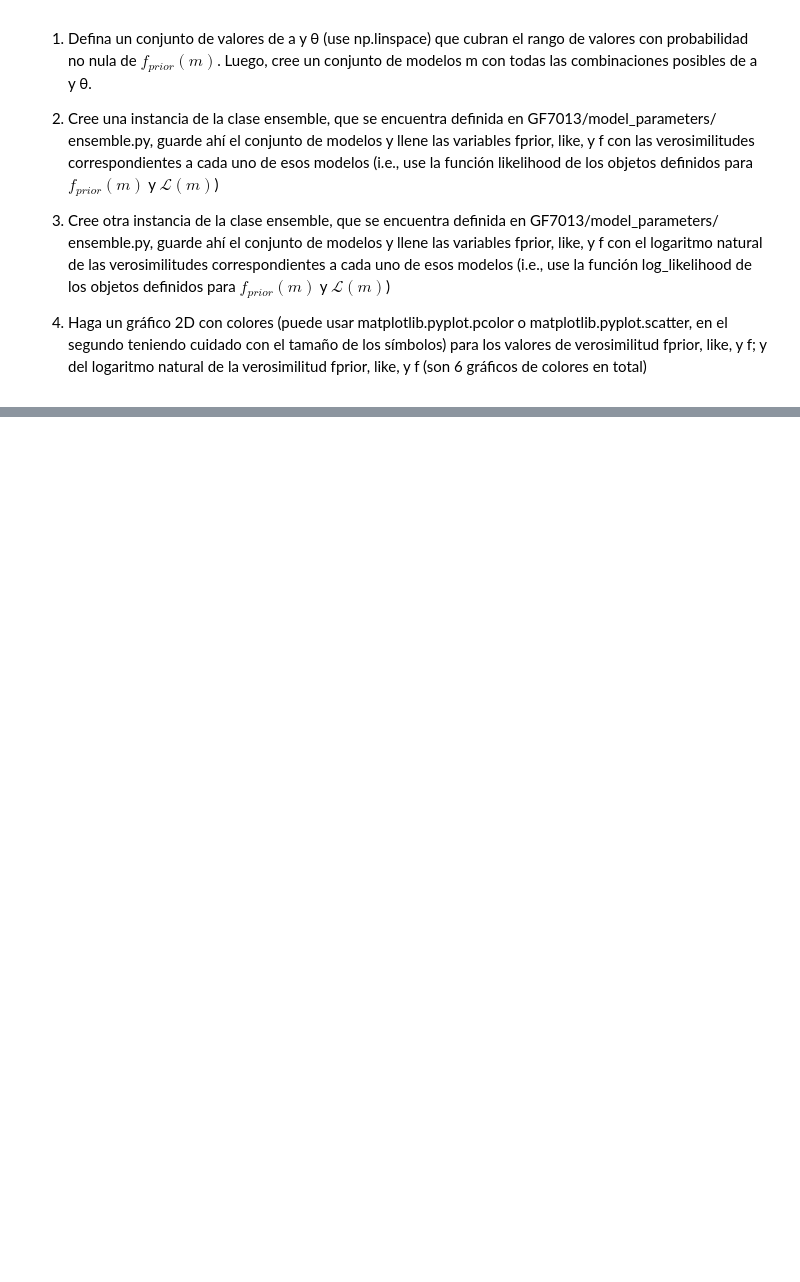
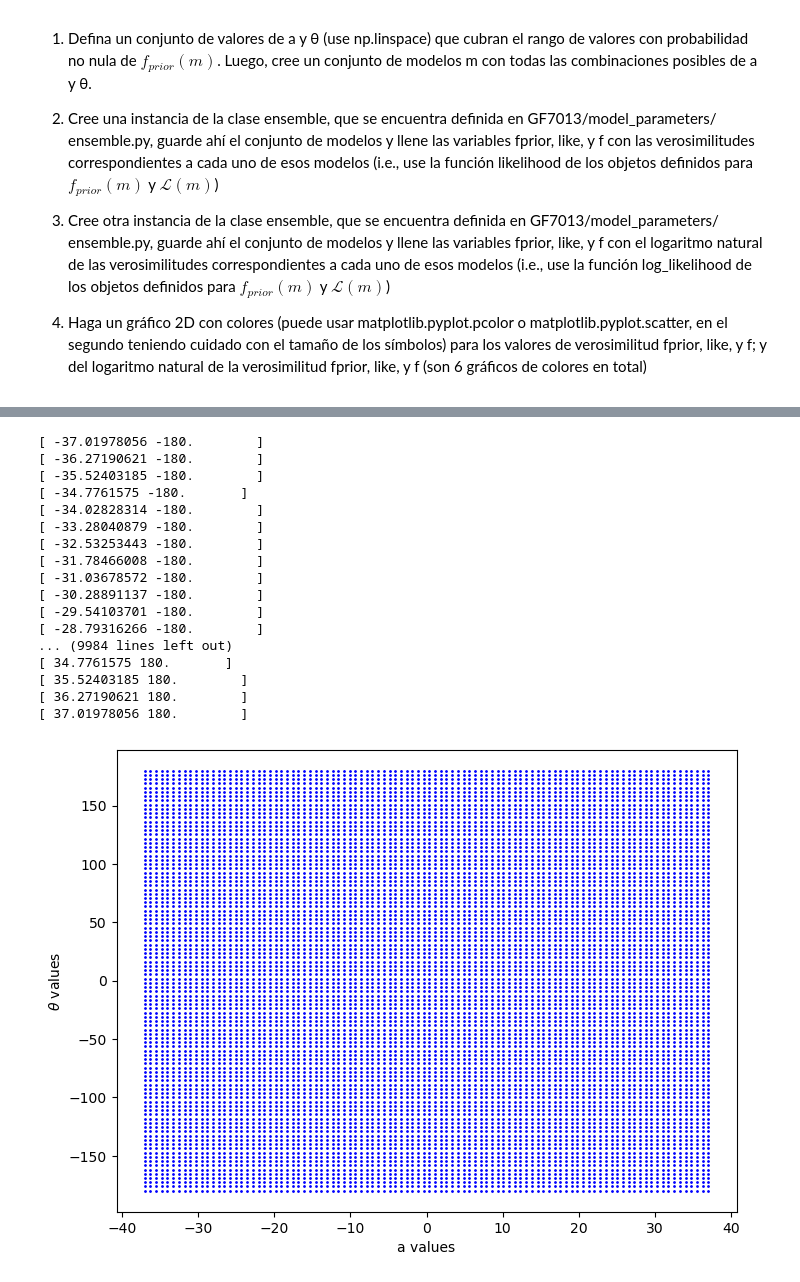
Before and after one commit to alexvillarroel/Metodos-inversos-avanzados, a Jupyter notebook: GF7013/bin/Tarea2/Informe_Tarea2.ipynb, the cells around one changed output, grey strips where cells are left out. Saved outputs shown, nothing was run; the diff lists cells and outputs as text; code cells hidden in the pictures; blank space fills up the shorter version.

Commit message:
hecho hasta 2.2.1 tarea 2

```diff
--- a/GF7013/bin/Tarea2/Informe_Tarea2.ipynb
+++ b/GF7013/bin/Tarea2/Informe_Tarea2.ipynb
@@ -239,0 +245,72 @@ natural de las verosimilitudes correspondientes a cada uno de esos modelos (i.e.
+# %%
+from GF7013.bin.Tarea2.P1.datos import obtener_datos_elipses
+from GF7013.model_parameters.ensemble import ensemble
+from GF7013.probability_functions.pdf import pdf_uniform_nD,pdf_normal
+from GF7013.probability_functions.likelihood.likelihood_function import likelihood_function
+from GF7013.models.ajuste_ortogonal_recta.forward import forward
+from GF7013.models.ajuste_ortogonal_recta.recta import calc_dist_sigma
+# Generar datos sinteticos
+N = int(70)
+semi_eje_mayor = 10
+semi_eje_menor = 2
+alpha = -45
+delta_x = 0
+delta_y = -10
+desviacion_estandar_x = 1.0
+desviacion_estandar_y = 0.5
+
+x_obs, y_obs, sigma_x, sigma_y = obtener_datos_elipses(
+                                        N = N,
+                                        a = semi_eje_mayor,
+                                        b = semi_eje_menor,
+                                        alpha = alpha,
+                                        deltax = delta_x,
+                                        deltay = delta_y,
+                                        sigma_x = desviacion_estandar_x,
+                                        sigma_y = desviacion_estandar_y)
+
+# definición de los parámetros
+norm_dobs = np.sqrt((x_obs**2+y_obs**2))
+#
+ll_a, ul_a = -2*np.max(norm_dobs), 2* np.max(norm_dobs)
+ll_theta, ul_theta = -180,180
+#
+lower_lim = np.array([ll_a,ll_theta])
+upper_lim = np.array([ul_a,ul_theta])
+
+# Valores de la grilla
+
+theta_values = np.linspace(ll_theta, ul_theta, 100)
+a_values = np.linspace(ll_a, ul_a, 100)
+
+Nmodels = len(theta_values) * len(a_values)
+Npar=2
+
+a_grid,theta_grid = np.meshgrid(a_values,theta_values)
+m_values = np.column_stack([a_grid.ravel(),theta_grid.ravel()])
+# plot
+fig, ax = plt.subplots(figsize=(8, 6))
+ax.scatter(a_grid, theta_grid, s=1, color='blue')
+ax.set_xlabel('a values')
+ax.set_ylabel(r'$\theta$ values')
+for i,m in enumerate(m_values):
+    print(m)
+# %% [output]
+[ -37.01978056 -180.        ]
+[ -36.27190621 -180.        ]
+[ -35.52403185 -180.        ]
+[ -34.7761575 -180.       ]
+[ -34.02828314 -180.        ]
+[ -33.28040879 -180.        ]
+[ -32.53253443 -180.        ]
+[ -31.78466008 -180.        ]
+[ -31.03678572 -180.        ]
+[ -30.28891137 -180.        ]
+[ -29.54103701 -180.        ]
+[ -28.79316266 -180.        ]
+... (9984 lines left out)
+[ 34.7761575 180.       ]
+[ 35.52403185 180.        ]
+[ 36.27190621 180.        ]
+[ 37.01978056 180.        ]
+[figure, added]
```
Also changed, not shown: parts of 8 cells of this notebook, 1 other file.
